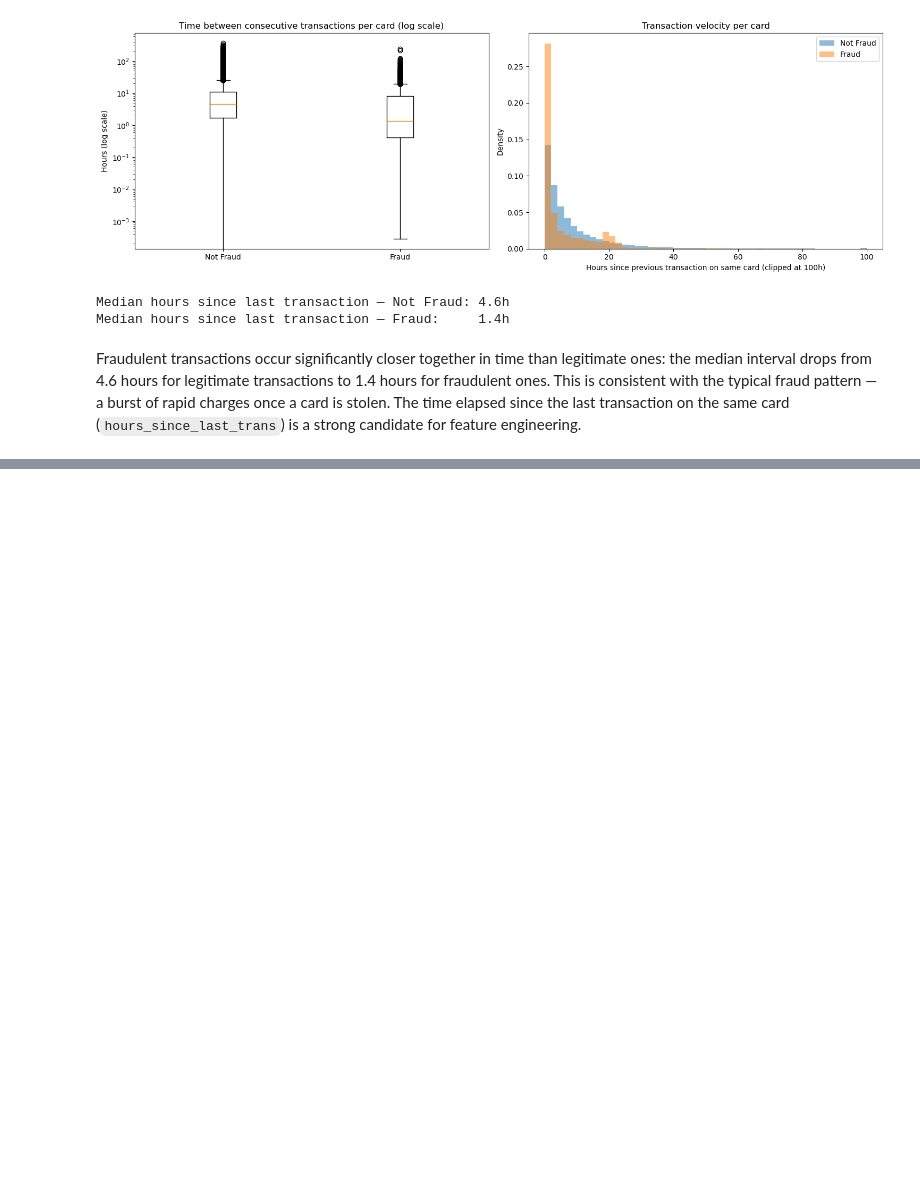
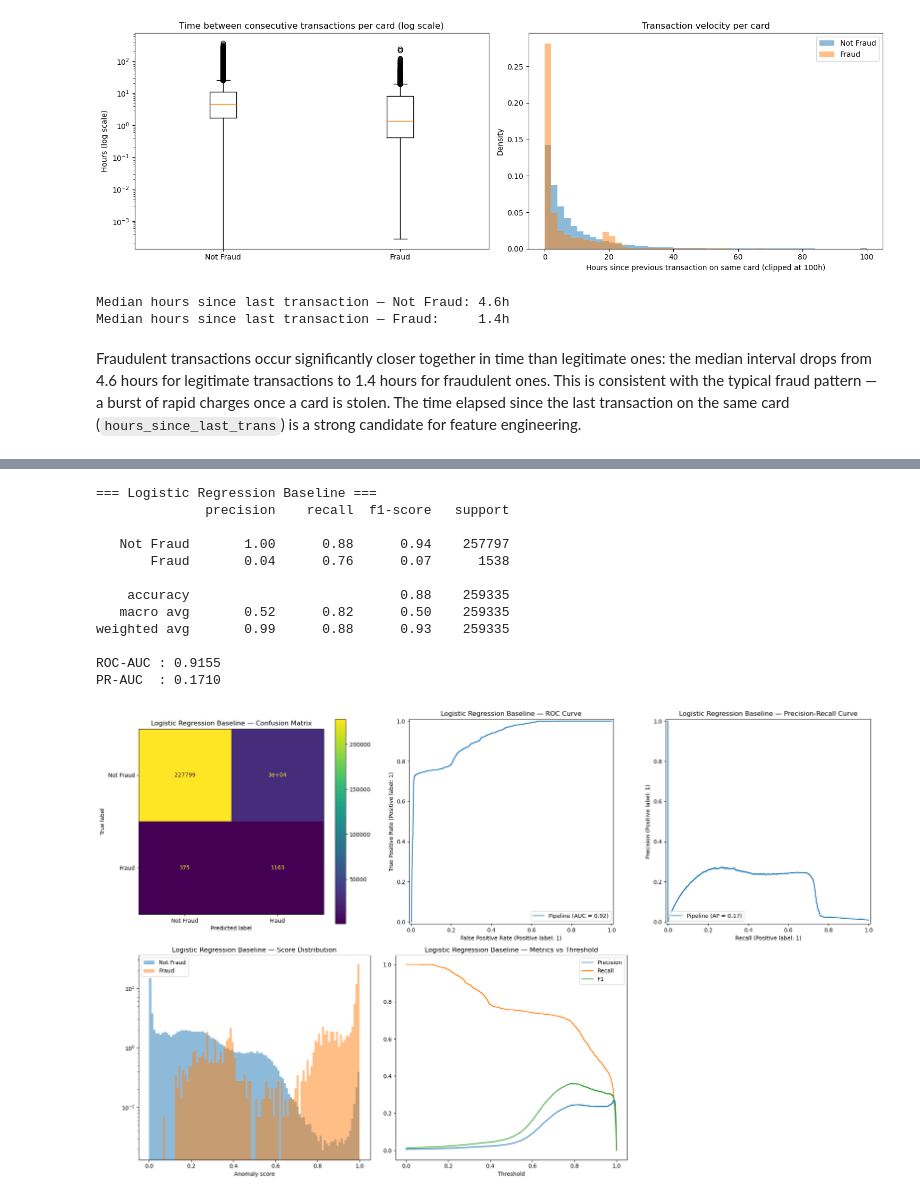
Before and after one commit to giorgiozoccatelli/Fraud-Detection, a Jupyter notebook: creditfraud.ipynb, the cells around one changed output, grey strips where cells are left out. Saved outputs shown, nothing was run; the diff lists cells and outputs as text; code cells hidden in the pictures; blank space fills up the shorter version.

Commit message:
baseline almost ended

```diff
--- a/creditfraud.ipynb
+++ b/creditfraud.ipynb
@@ -497,0 +514,15 @@ df_baseline.head()
+# %%
+num_features = ['amt', 'hours_since_last_trans', 'hour']
+cat_features = ['category']
+
+preprocessor = ColumnTransformer([
+    ('ohe', OneHotEncoder(handle_unknown='ignore'), cat_features),
+    ('scaler', StandardScaler(), num_features)
+])
+
+pipe = Pipeline([
+    ('pre', preprocessor),
+    ('clf', LogisticRegression(class_weight='balanced', max_iter=1000))
+])
+
+pipe.fit(X_train, y_train)
@@ -497,0 +540,64 @@ df_baseline.head()
+# %%
+def evaluate_model(model, X_val, y_val, model_name="Model"):
+    y_pred  = model.predict(X_val)
+    y_proba = model.predict_proba(X_val)[:, 1]
+
+    print(f"=== {model_name} ===")
+    print(classification_report(y_val, y_pred,
+                                 target_names=['Not Fraud', 'Fraud']))
+    print(f"ROC-AUC : {roc_auc_score(y_val, y_proba):.4f}")
+    print(f"PR-AUC  : {average_precision_score(y_val, y_proba):.4f}")
+
+    fig, ax = plt.subplots(nrows=2, ncols=3, figsize=(20, 12))
+
+    ConfusionMatrixDisplay.from_predictions(
+        y_val, y_pred, ax=ax[0, 0],
+        display_labels=['Not Fraud', 'Fraud'])
+    ax[0, 0].set_title(f'{model_name} — Confusion Matrix')
+
+    RocCurveDisplay.from_estimator(model, X_val, y_val, ax=ax[0, 1])
+    ax[0, 1].set_title(f'{model_name} — ROC Curve')
+
+    PrecisionRecallDisplay.from_estimator(model, X_val, y_val, ax=ax[0, 2])
+    ax[0, 2].set_title(f'{model_name} — Precision-Recall Curve')
+
+    # score distribution
+    ax[1, 0].hist(y_proba[y_val == 0], bins=100, alpha=0.5,
+                  label='Not Fraud', density=True)
+    ax[1, 0].hist(y_proba[y_val == 1], bins=100, alpha=0.5,
+                  label='Fraud', density=True)
+    ax[1, 0].set_yscale('log')
+    ax[1, 0].set_xlabel('Anomaly score')
+    ax[1, 0].set_title(f'{model_name} — Score Distribution')
+    ax[1, 0].legend()
+
+    # threshold analysis
+    precision, recall, thresholds = precision_recall_curve(y_val, y_proba)
+    f1 = 2 * precision * recall / (precision + recall + 1e-8)
+    ax[1, 1].plot(thresholds, precision[:-1], label='Precision')
+    ax[1, 1].plot(thresholds, recall[:-1], label='Recall')
+    ax[1, 1].plot(thresholds, f1[:-1], label='F1')
+    ax[1, 1].set_xlabel('Threshold')
+    ax[1, 1].set_title(f'{model_name} — Metrics vs Threshold')
+    ax[1, 1].legend()
+
+    ax[1, 2].axis('off')
+
+    plt.tight_layout()
+    plt.show()
+
+evaluate_model(pipe, X_val, y_val, "Logistic Regression Baseline")
+# %% [output]
+=== Logistic Regression Baseline ===
+              precision    recall  f1-score   support
+
+   Not Fraud       1.00      0.88      0.94    257797
+       Fraud       0.04      0.76      0.07      1538
+
+    accuracy                           0.88    259335
+   macro avg       0.52      0.82      0.50    259335
+weighted avg       0.99      0.88      0.93    259335
+
+ROC-AUC : 0.9155
+PR-AUC  : 0.1710
+[figure, added]
```
Also changed, not shown: parts of 5 cells of this notebook.
